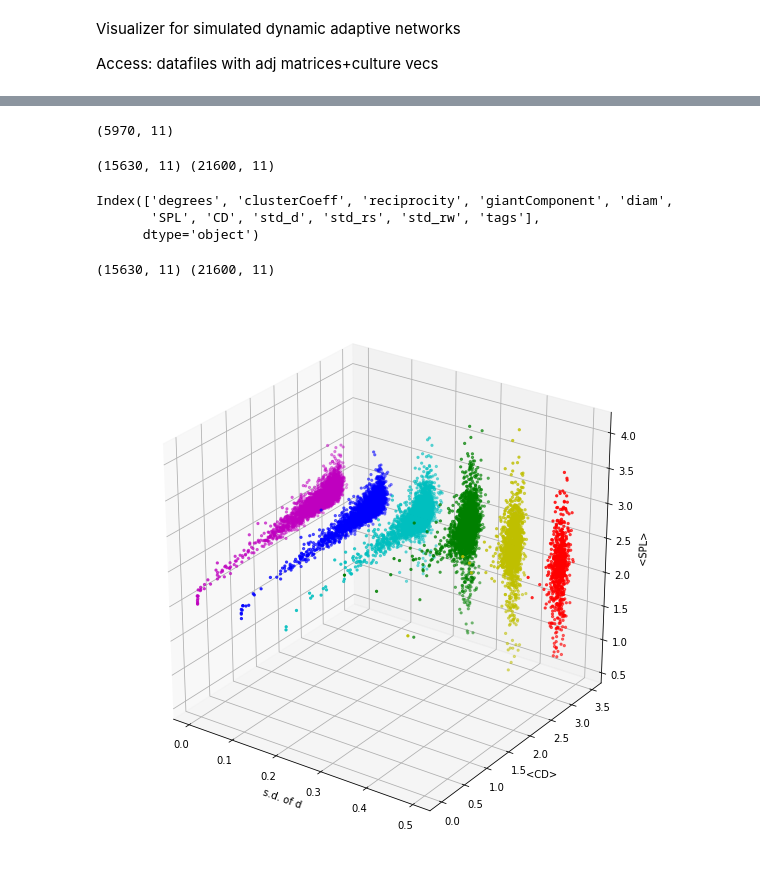
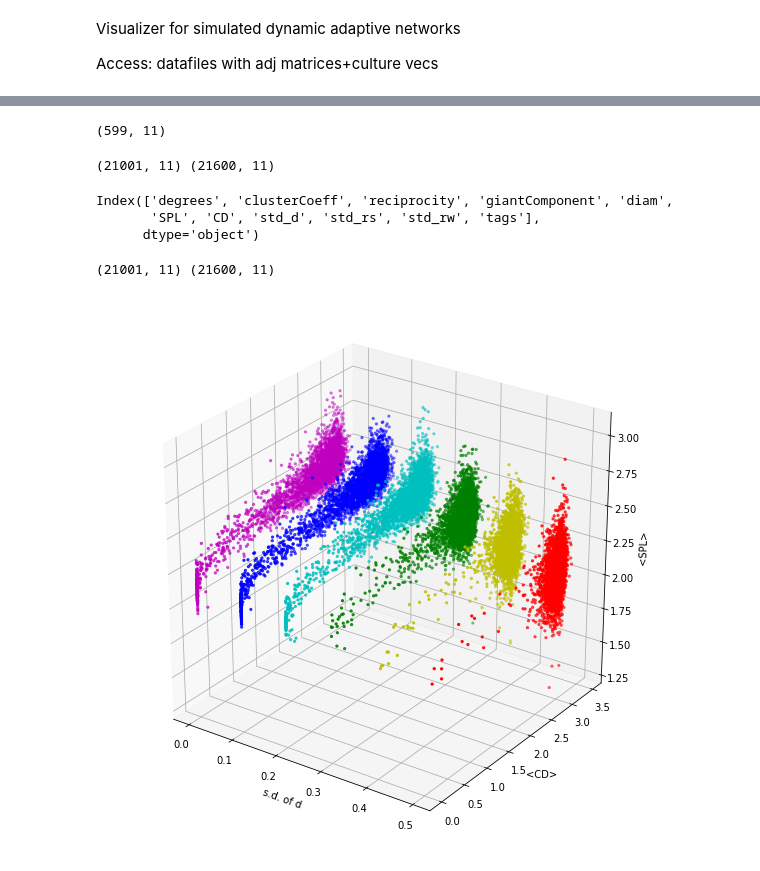
Before and after one commit to dkimpara/DiverseNode, a Jupyter notebook: visualize.ipynb, the cells around one changed output, grey strips where cells are left out. Saved outputs shown, nothing was run; the diff lists cells and outputs as text; code cells hidden in the pictures.

Commit message:
modified analysis func

```diff
--- a/visualize.ipynb
+++ b/visualize.ipynb
@@ -10,7 +10,8 @@ import matplotlib.pyplot as plt
 import analysis as analysis
 from mpl_toolkits.mplot3d import Axes3D
 # %%
-df = analysis.read_pickle('df_sayama_change_all')
+#df = analysis.read_pickle('df_sayama_change_all')
+df = analysis.read_pickle('df_Sayama')
 df.head()
 # %% [output]
 |  | degrees | clusterCoeff | reciprocity | giantComponent | diam | SPL | CD | std_d | std_rs | ... |
@@ -23,14 +24,14 @@ df.head()
 con = df['giantComponent'] < 1.0
 df.loc[con].shape
 # %% [output]
-(5970, 11)
+(599, 11)
 # %%
 df_full = df
 df = df.loc[df['giantComponent'] == 1.0]
 print(df.shape, df_full.shape)
 df.columns
 # %% [output]
-(15630, 11) (21600, 11)
+(21001, 11) (21600, 11)
 Index(['degrees', 'clusterCoeff', 'reciprocity', 'giantComponent', 'diam',
        'SPL', 'CD', 'std_d', 'std_rs', 'std_rw', 'tags'],
       dtype='object')
@@ -39,7 +40,7 @@ mask = df['SPL'].apply(lambda x: isinstance(x, tuple))
 df = df[~mask]
 print(df.shape, df_full.shape)
 # %% [output]
-(15630, 11) (21600, 11)
+(21001, 11) (21600, 11)
 # %%
 #mplot3d doesnt handle sympy floats well
 stdd = np.asarray(df['std_d'].values, dtype = "float")
@@ -48,6 +49,6 @@ stdrw = np.asarray(df['std_rw'].values, dtype = "float")
 spl = np.asarray(df['SPL'].values, dtype = "float")
 cd = np.asarray(df['CD'].values, dtype = "float")
 # %%
-analysis.plotfig(stdd, cd, spl, 'd')
+analysis.plotfig(stdd, cd, spl, 'd', 'sayama_base')
 # %% [output]
-[figure, old version]
+[figure, new version]
```
Also changed, not shown: parts of 2 cells of this notebook, 5 other files.
